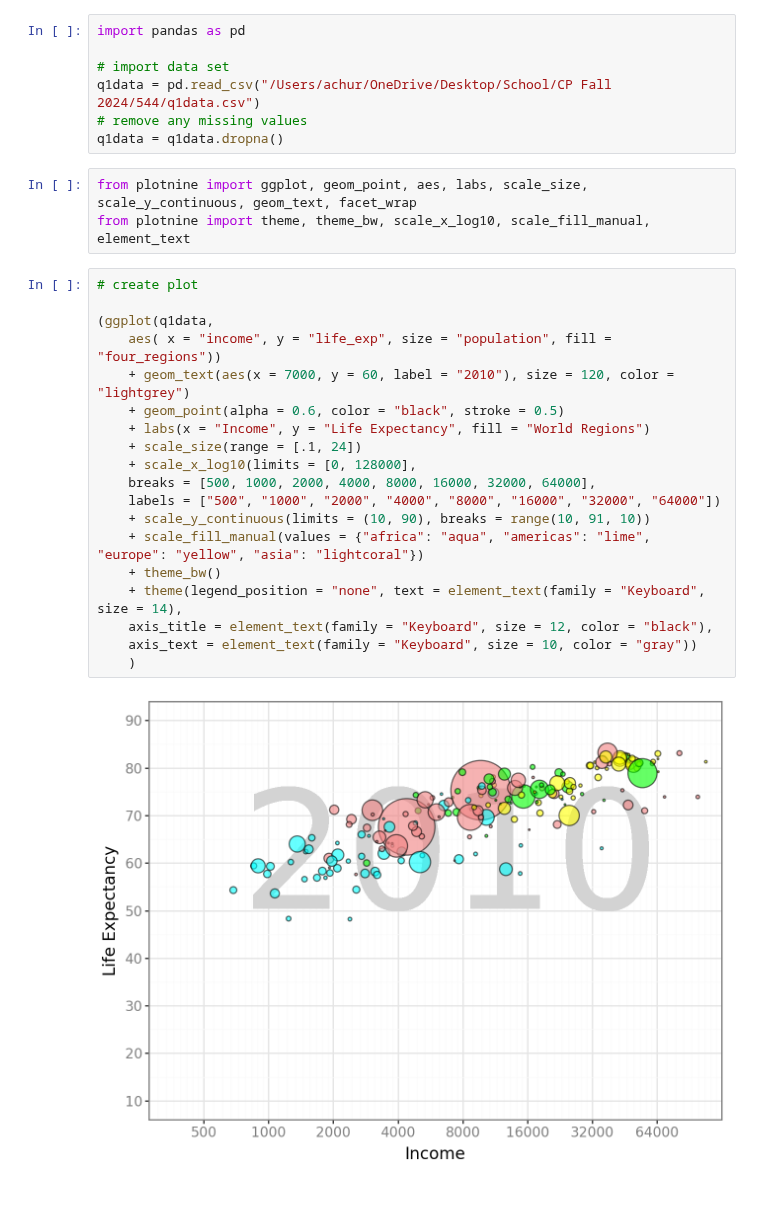
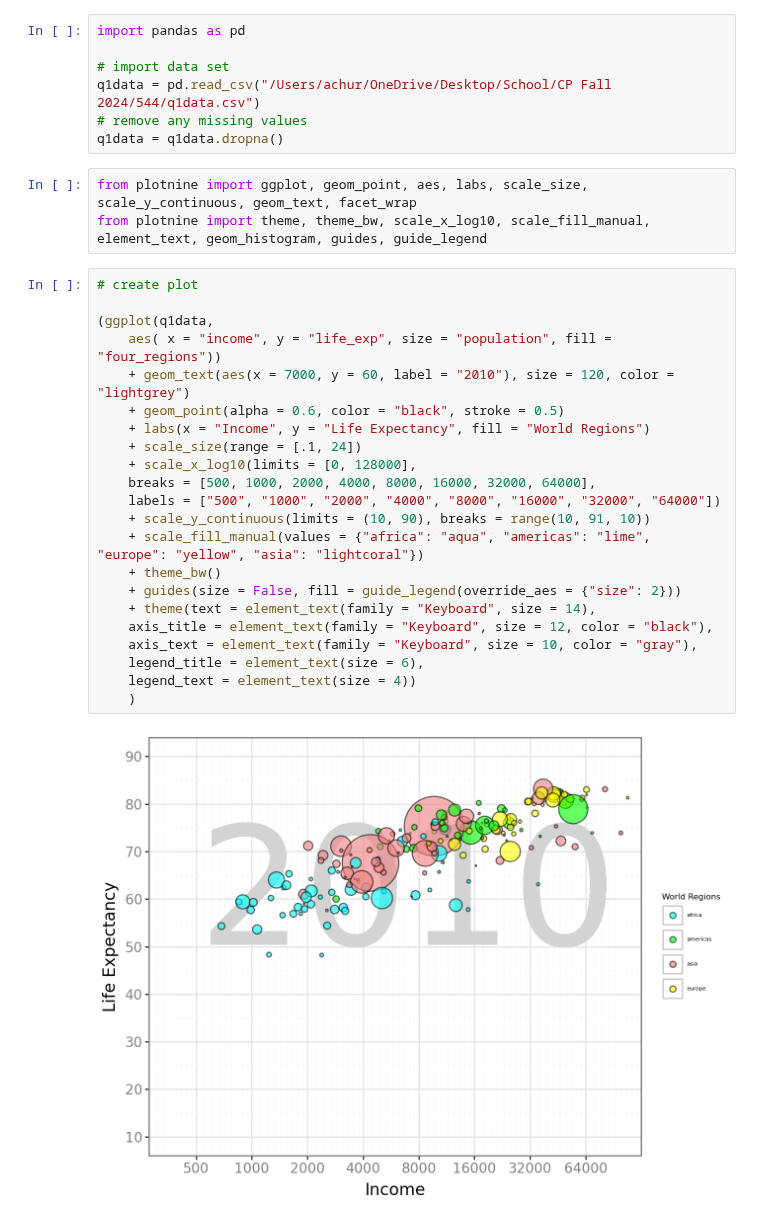
Before and after one commit to summerchurby/GSB-544, a Jupyter notebook: Lab1_Gapminder.ipynb, the cells around one changed output. Cells and saved outputs as stored; diff of their text form.

```diff
--- a/Lab1_Gapminder.ipynb
+++ b/Lab1_Gapminder.ipynb
@@ -24,25 +24,28 @@ q1data = pd.read_csv("/Users/achur/OneDrive/Desktop/School/CP Fall 2024/544/q1da
 q1data = q1data.dropna()
 # %%
 from plotnine import ggplot, geom_point, aes, labs, scale_size, scale_y_continuous, geom_text, facet_wrap
-from plotnine import theme, theme_bw, scale_x_log10, scale_fill_manual, element_text
+from plotnine import theme, theme_bw, scale_x_log10, scale_fill_manual, element_text, geom_histogram, guides, guide_legend
 # %%
 # create plot
 
 (ggplot(q1data,
     aes( x = "income", y = "life_exp", size = "population", fill = "four_regions"))
     + geom_text(aes(x = 7000, y = 60, label = "2010"), size = 120, color = "lightgrey")
     + geom_point(alpha = 0.6, color = "black", stroke = 0.5)
     + labs(x = "Income", y = "Life Expectancy", fill = "World Regions")
     + scale_size(range = [.1, 24])
     + scale_x_log10(limits = [0, 128000],
     breaks = [500, 1000, 2000, 4000, 8000, 16000, 32000, 64000],
     labels = ["500", "1000", "2000", "4000", "8000", "16000", "32000", "64000"])
     + scale_y_continuous(limits = (10, 90), breaks = range(10, 91, 10))
     + scale_fill_manual(values = {"africa": "aqua", "americas": "lime", "europe": "yellow", "asia": "lightcoral"})
     + theme_bw()
-    + theme(legend_position = "none", text = element_text(family = "Keyboard", size = 14),
+    + guides(size = False, fill = guide_legend(override_aes = {"size": 2}))
+    + theme(text = element_text(family = "Keyboard", size = 14),
     axis_title = element_text(family = "Keyboard", size = 12, color = "black"),
-    axis_text = element_text(family = "Keyboard", size = 10, color = "gray"))
+    axis_text = element_text(family = "Keyboard", size = 10, color = "gray"),
+    legend_title = element_text(size = 6),
+    legend_text = element_text(size = 4))
     )
 # %% [output]
-[figure, old version]
+[figure, new version]
```
Also changed, not shown: parts of 1 cell of this notebook.
